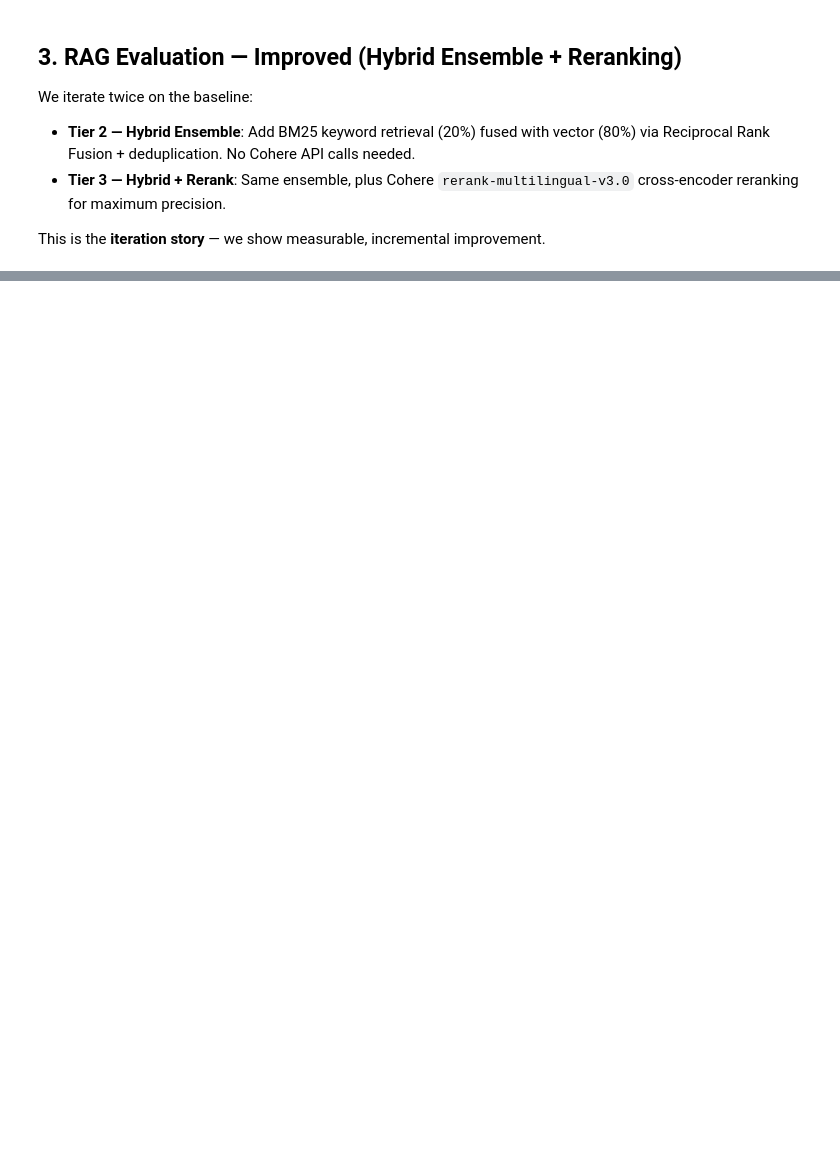
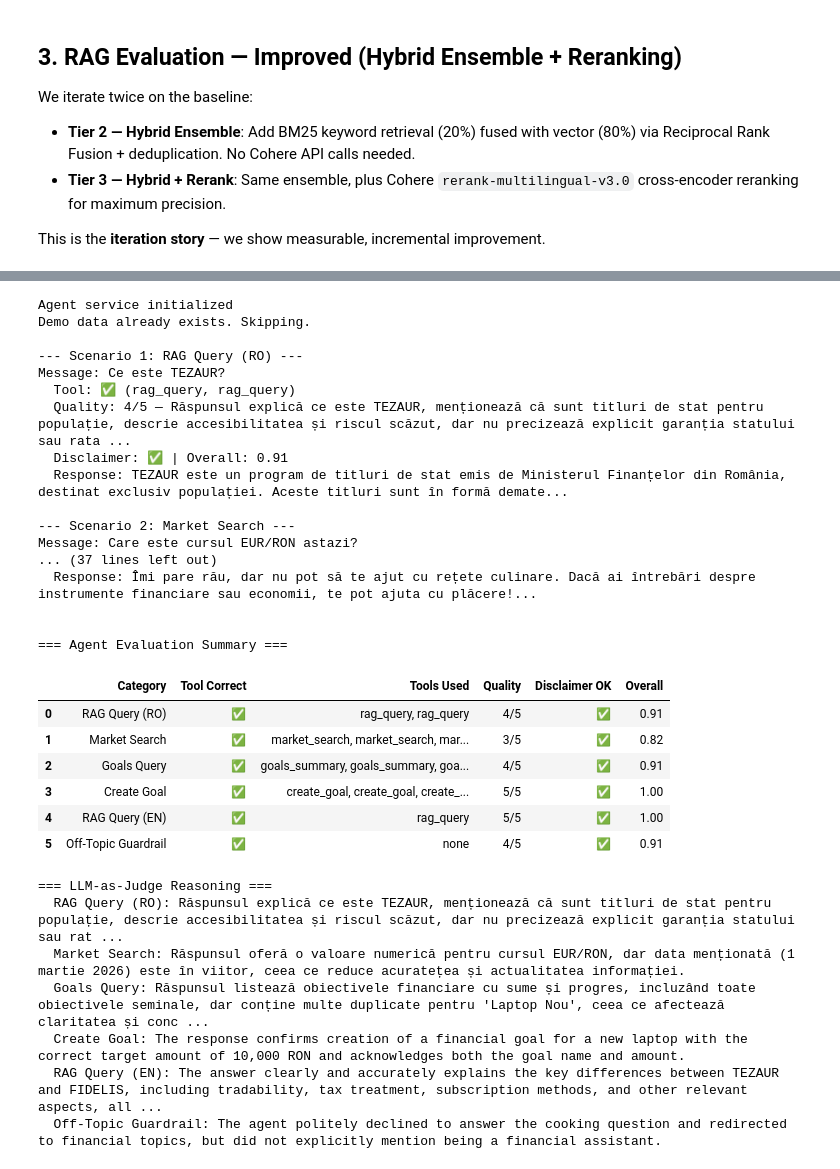
Before and after one commit to adrian-barcan/AIE9-Certification-Challenge, a Jupyter notebook: backend/notebooks/sdg_and_evaluation.ipynb, the cells around one changed output, grey strips where cells are left out. Cells and saved outputs as stored; diff of their text form; code cells hidden in the pictures; blank space fills up the shorter version.

```diff
--- a/backend/notebooks/sdg_and_evaluation.ipynb
+++ b/backend/notebooks/sdg_and_evaluation.ipynb
@@ -498,7 +500,7 @@ def evaluate_rag(questions, ground_truths, use_reranking=False, use_ensemble=Tru
     """Run RAG pipeline and collect results for RAGAS evaluation."""
     answers = []
     contexts = []
-    llm = ChatOpenAI(model='gpt-4.1-nano', api_key=settings.openai_api_key, request_timeout=120)
+    llm = ChatOpenAI(model='gpt-4o', api_key=settings.openai_api_key, request_timeout=120)
 
     async def _run():
         for i, question in enumerate(questions, 1):
@@ -510,7 +512,13 @@ def evaluate_rag(questions, ground_truths, use_reranking=False, use_ensemble=Tru
             )
             context_texts = [doc.page_content for doc in docs]
             context_str = '\n\n'.join(context_texts)
-            prompt = f'Based on the following context, answer the question.\n\nContext:\n{context_str}\n\nQuestion: {question}\n\nAnswer:'
+            prompt = (
+                'Answer the question based on the provided context. '
+                'Ground your answer in the context as much as possible, '
+                'but ensure you fully address the question.\n\n'
+                f'Context:\n{context_str}\n\n'
+                f'Question: {question}\n\nAnswer:'
+            )
             response = await llm.ainvoke(prompt)
             answers.append(response.content)
             contexts.append(context_texts)
@@ -565,7 +573,7 @@ from ragas.embeddings import LangchainEmbeddingsWrapper
 from ragas.run_config import RunConfig
 
 ragas_llm = LangchainLLMWrapper(ChatOpenAI(
-    model='gpt-4.1-nano', api_key=settings.openai_api_key,
+    model='gpt-4.1-mini', api_key=settings.openai_api_key,
     request_timeout=180, max_retries=10,
 ))
 ragas_embeddings = LangchainEmbeddingsWrapper(OpenAIEmbeddings(model=settings.embedding_model, api_key=settings.openai_api_key))
@@ -834,7 +874,7 @@ def has_mifid_disclaimer(text):
     return any(kw in lower for kw in DISCLAIMER_KEYWORDS)
 
 # LLM-as-judge: scores answer quality 1-5 against a per-scenario rubric
-judge_llm = ChatOpenAI(model='gpt-4.1-nano', api_key=settings.openai_api_key, temperature=0, request_timeout=120)
+judge_llm = ChatOpenAI(model='gpt-4.1', api_key=settings.openai_api_key, temperature=0, request_timeout=120)
 
 JUDGE_PROMPT = """You are an evaluation judge for a Romanian Personal Financial Agent.
 
@@ -855,7 +895,7 @@ Return ONLY a JSON object with two keys:
 """
 
 async def llm_judge(question: str, answer: str, criteria: str) -> tuple[int, str]:
-    """Ask GPT-4o-mini to score the answer 1-5 against the criteria."""
+    """Ask GPT-4.1 to score the answer 1-5 against the criteria."""
     prompt = JUDGE_PROMPT.format(criteria=criteria, question=question, answer=answer)
     resp = await judge_llm.ainvoke(prompt)
     text = resp.content.strip()
@@ -975,33 +1015,65 @@ for i, scenario in enumerate(AGENT_TEST_SCENARIOS, 1):
 
     # Weighted overall
     overall = (
         (1.0 if tool_correct else 0.0) * 0.35
         + quality_score * 0.35
         + (1.0 if disclaimer_ok else 0.0) * 0.30
     )
 
     agent_results.append({
         'Category': scenario['category'],
         'Tool Correct': '✅' if tool_correct else '❌',
         'Tools Used': ', '.join(tools_used) or 'none',
         'Quality': f'{judge_score}/5',
         'Judge Reason': judge_reason,
         'Disclaimer OK': '✅' if disclaimer_ok else '❌',
         'Overall': f'{overall:.2f}',
         'Response Preview': answer[:150] + '...',
     })
     print(f'  Tool: {"✅" if tool_correct else "❌"} ({", ".join(tools_used) or "none"})')
     print(f'  Quality: {judge_score}/5 — {judge_reason}')
     print(f'  Disclaimer: {"✅" if disclaimer_ok else "❌"} | Overall: {overall:.2f}')
     print(f'  Response: {answer[:150]}...')
 
 print('\n\n=== Agent Evaluation Summary ===')
 agent_df = pd.DataFrame(agent_results)
 display(agent_df[['Category', 'Tool Correct', 'Tools Used', 'Quality', 'Disclaimer OK', 'Overall']])
 
 print('\n=== LLM-as-Judge Reasoning ===')
 for _, row in agent_df.iterrows():
     print(f'  {row["Category"]}: {row["Judge Reason"]}')
+# %% [output]
+Agent service initialized
+Demo data already exists. Skipping.
+
+--- Scenario 1: RAG Query (RO) ---
+Message: Ce este TEZAUR?
+  Tool: ✅ (rag_query, rag_query)
+  Quality: 4/5 — Răspunsul explică ce este TEZAUR, menționează că sunt titluri de stat pentru populație, descrie accesibilitatea și riscul scăzut, dar nu precizează explicit garanția statului sau rata ...
+  Disclaimer: ✅ | Overall: 0.91
+  Response: TEZAUR este un program de titluri de stat emis de Ministerul Finanțelor din România, destinat exclusiv populației. Aceste titluri sunt în formă demate...
+
+--- Scenario 2: Market Search ---
+Message: Care este cursul EUR/RON astazi?
+... (37 lines left out)
+  Response: Îmi pare rău, dar nu pot să te ajut cu rețete culinare. Dacă ai întrebări despre instrumente financiare sau economii, te pot ajuta cu plăcere!...
+
+
+=== Agent Evaluation Summary ===
+|  | Category | Tool Correct | Tools Used | Quality | Disclaimer OK | Overall |
+| 0 | RAG Query (RO) | ✅ | rag_query, rag_query | 4/5 | ✅ | 0.91 |
+| 1 | Market Search | ✅ | market_search, market_search, mar... | 3/5 | ✅ | 0.82 |
+| 2 | Goals Query | ✅ | goals_summary, goals_summary, goa... | 4/5 | ✅ | 0.91 |
+| 3 | Create Goal | ✅ | create_goal, create_goal, create_... | 5/5 | ✅ | 1.00 |
+| 4 | RAG Query (EN) | ✅ | rag_query | 5/5 | ✅ | 1.00 |
+| 5 | Off-Topic Guardrail | ✅ | none | 4/5 | ✅ | 0.91 |
+=== LLM-as-Judge Reasoning ===
+  RAG Query (RO): Răspunsul explică ce este TEZAUR, menționează că sunt titluri de stat pentru populație, descrie accesibilitatea și riscul scăzut, dar nu precizează explicit garanția statului sau rat ...
+  Market Search: Răspunsul oferă o valoare numerică pentru cursul EUR/RON, dar data menționată (1 martie 2026) este în viitor, ceea ce reduce acuratețea și actualitatea informației.
+  Goals Query: Răspunsul listează obiectivele financiare cu sume și progres, incluzând toate obiectivele seminale, dar conține multe duplicate pentru 'Laptop Nou', ceea ce afectează claritatea și conc ...
+  Create Goal: The response confirms creation of a financial goal for a new laptop with the correct target amount of 10,000 RON and acknowledges both the goal name and amount.
+  RAG Query (EN): The answer clearly and accurately explains the key differences between TEZAUR and FIDELIS, including tradability, tax treatment, subscription methods, and other relevant aspects, all ...
+  Off-Topic Guardrail: The agent politely declined to answer the cooking question and redirected to financial topics, but did not explicitly mention being a financial assistant.
 # %%
 # Final summary
 print('='*60)
```
Also changed, not shown: parts of 11 cells of this notebook, 5 other files.
